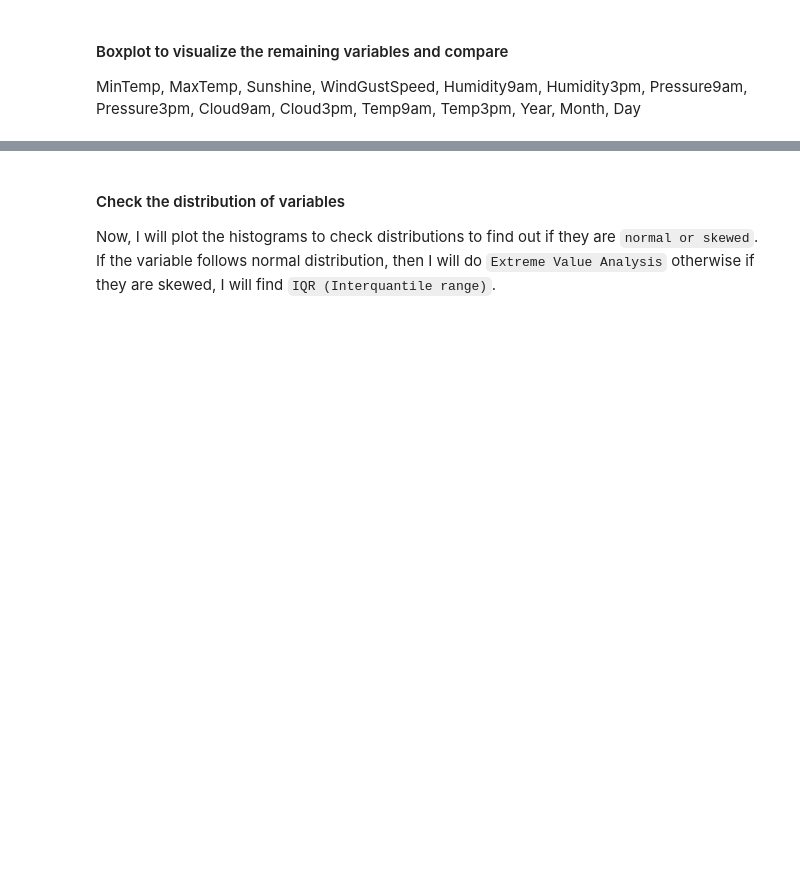
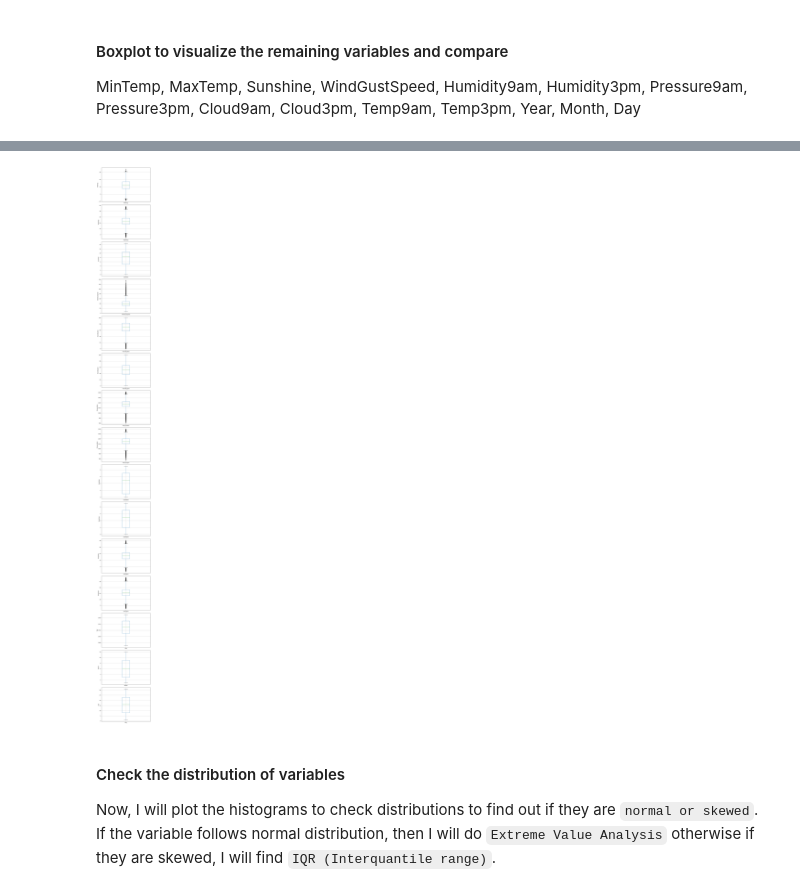
Before and after one commit to BeefaceData/Logistic_Regression_Tutorial, a Jupyter notebook: Logistic_Regression_Tutorial.ipynb, the cells around one changed output, grey strips where cells are left out. Saved outputs shown, nothing was run; the diff lists cells and outputs as text; code cells hidden in the pictures; blank space fills up the shorter version.

```diff
--- a/Logistic_Regression_Tutorial.ipynb
+++ b/Logistic_Regression_Tutorial.ipynb
@@ -729,3 +787,46 @@ boxplot(wd_df, "Day")
+# %%
+def create_boxplots(dataset, columns):
+    """
+    Creates boxplots for the specified columns in the dataset.
+
+    Args:
+        dataset (pandas.DataFrame): The dataset to plot from.
+        columns (list[str]): The columns to plot.
+
+    Returns:
+        None
+    """
+    fig, axes = plt.subplots(nrows=len(columns), ncols=1, figsize=(7.5, 5 * len(columns)))
+    for column, ax in zip(columns, axes):
+        dataset.boxplot(column=column, ax=ax)
+        ax.set_title("")
+        ax.set_ylabel(column)
+    plt.tight_layout()
+    plt.show()
+
+# Define the columns to plot
+columns_to_plot = [
+    "MinTemp",
+    "MaxTemp",
+    "Sunshine",
+    "WindGustSpeed",
+    "Humidity9am",
+    "Humidity3pm",
+    "Pressure9am",
+    "Pressure3pm",
+    "Cloud9am",
+    "Cloud3pm",
+    "Temp9am",
+    "Temp3pm",
+    "Year",
+    "Month",
+    "Day"
+]
+
+# Create boxplots for each column
+create_boxplots(wd_df, columns_to_plot)
+# %% [output]
+[figure, added]
 # %% [markdown]
 #### Check the distribution of variables
 Now, I will plot the histograms to check distributions to find out if they are `normal or skewed`. If the variable follows normal distribution, then I will do `Extreme Value Analysis` otherwise if they are skewed, I will find `IQR (Interquantile range)`.
```
Also changed, not shown: parts of 54 cells of this notebook, 10 other files.
